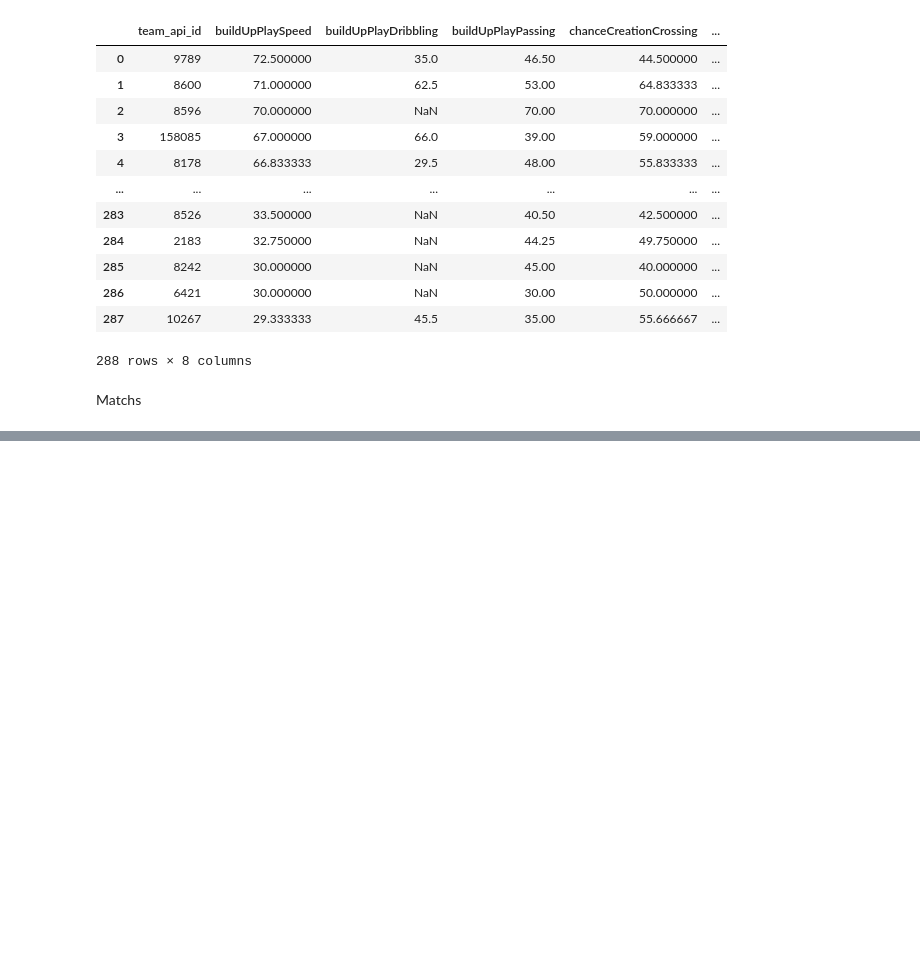
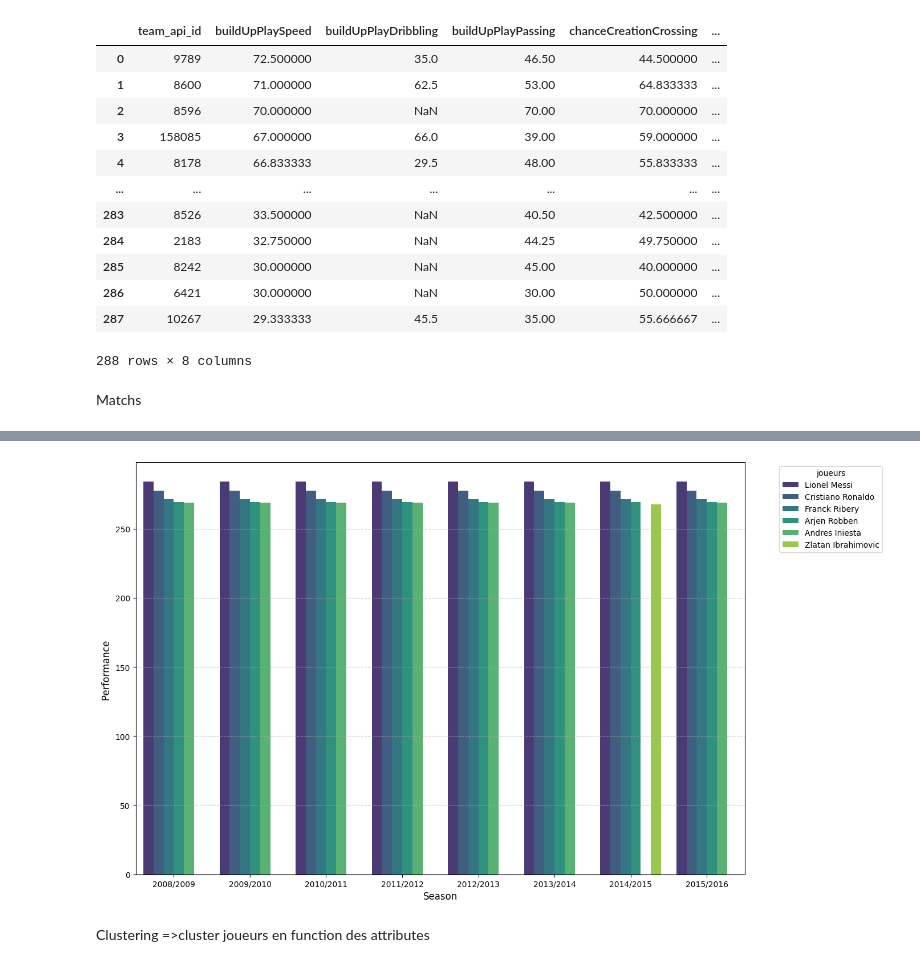
Before and after one commit to moroccandude/Analyse-Avanc-e-du-Football-Europ-en-Performances-et-Strat-gies, a Jupyter notebook: main2.ipynb, the cells around one changed output, grey strips where cells are left out. Saved outputs shown, nothing was run; the diff lists cells and outputs as text; code cells hidden in the pictures; blank space fills up the shorter version.

Commit message:
finalizing project

```diff
--- a/main2.ipynb
+++ b/main2.ipynb
@@ -455,0 +708,19 @@ df_matchs[['away_team_goal','home_team_goal','scores']].sort_values(by='scores',
+# %%
+link_match_goal_goalkeepers = pd.merge(final_goals_df, df_matchs, left_on='match_id', right_on='id')
+link_match_goal_players = pd.merge(link_match_goal_goalkeepers, df_player, left_on='player1', right_on='player_api_id')
+link_match_goal_players_att= link_match_goal_players.merge(df_player_attribute,left_on='player_api_id',right_on='player_api_id')
+
+
+result = link_match_goal_players_att.groupby(['season', 'player_name']).agg({
+    'potential': 'mean',
+    'overall_rating': 'mean',
+    'dribbling': 'mean'
+}).reset_index()
+
+link_match_goal_players_att['preformance']=link_match_goal_players_att['potential']+link_match_goal_players_att['overall_rating']+link_match_goal_players_att['dribbling']
+
+# Calculate average metrics for all players per season
+seasonal_performance = link_match_goal_players_att.groupby(['season','player_name']).agg({
+    'preformance':'mean'
+}).reset_index()
+seasonal_performance.sort_values(by='preformance')
@@ -455,0 +741,20 @@ df_matchs[['away_team_goal','home_team_goal','scores']].sort_values(by='scores',
+# %%
+import seaborn as sns
+import matplotlib.pyplot as plt
+
+top_performers = seasonal_performance.groupby('season').apply(lambda x: x.nlargest(5, 'preformance')).reset_index(drop=True)
+
+plt.figure(figsize=(14, 8))
+sns.barplot(data=top_performers, x='season', y='preformance', hue='player_name', dodge=True, palette='viridis')
+
+plt.xlabel('Season', fontsize=12)
+plt.ylabel('Performance ', fontsize=12)
+plt.legend(title='joueurs', bbox_to_anchor=(1.05, 1), loc='upper left')
+plt.grid(axis='y', linestyle='--', alpha=0.7)
+plt.tight_layout()
+plt.show()
+# %% [output]
+[figure, added]
+# %% [markdown]
+Clustering
+=>cluster joueurs en function des attributes
```
Also changed, not shown: parts of 27 cells of this notebook.
